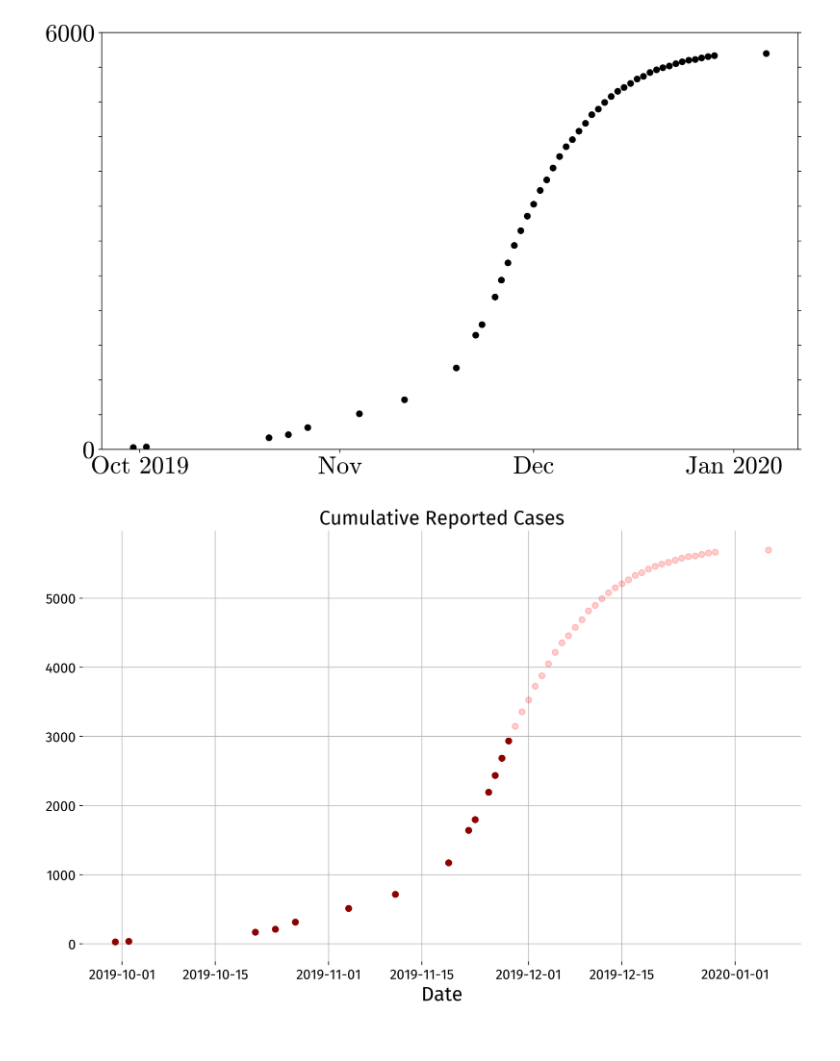
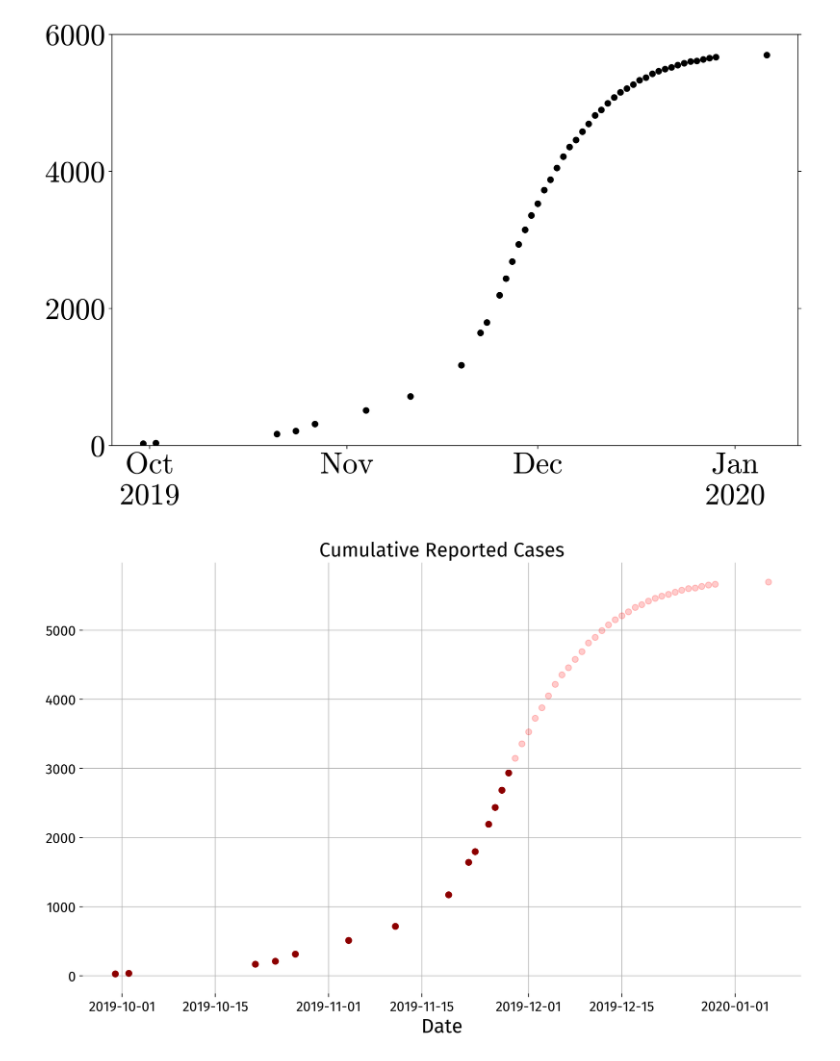
Before and after one commit to dwu402/pypei, a Jupyter notebook: data_plotter.ipynb, the cells around one changed output. Drawn from its saved outputs; the diff is of its cells as text; code cells hidden in the pictures.

```diff
--- a/data_plotter.ipynb
+++ b/data_plotter.ipynb
@@ -17,10 +18,19 @@ tick_font = font_manager.FontProperties(
     size=14
 )
 pub_font = font_manager.FontProperties(
-    family=['cmr10'],
+#     family=['cmr10'],
     weight='regular',
-    size=26
+    size=32
 )
+publish = True
+if publish:
+    matplotlib.rcParams.update(
+        {
+            'text.usetex': False,
+            'font.family': 'cmr10',
+            'mathtext.fontset': 'cm',
+        }
+    )
 # %%
 the_data = pd.read_csv("../samoa/samoa-data/samoa_press_release_data.csv", header=0, dayfirst=True, parse_dates=True, skiprows=[1])
 the_dates = list(map(lambda t: datetime.datetime.strptime(t, "%d/%m/%Y"), the_data.Date.values))
@@ -31,21 +41,21 @@ data_early = data[:15]
 data_late = data[15:]
 # %%
 date_tick = [datetime.date(2019, M, 1) for M in [10, 11, 12]] + [datetime.date(2020, 1, 1)]
-date_tick_label = ['Oct 2019', 'Nov', 'Dec', 'Jan 2020']
+date_tick_label = ['Oct\n2019', 'Nov', 'Dec', 'Jan\n2020']
 # %%
 plt.figure(figsize=[13,8],dpi=360)
 
 plt.plot(the_dates, data, 'o', color='k')
 plt.xticks(date_tick, date_tick_label, font_properties=pub_font)
-plt.yticks(np.arange(0,6500,500), ['0'] + [None]*int(6000/500-1) + ['6000'], font_properties=pub_font)
+plt.yticks(np.arange(0,6500,2000), font_properties=pub_font)
 # plt.xlabel("Date", font_properties=label_font)
 # plt.title("Cumulative Reported Cases", font_properties=label_font)
 plt.gca().yaxis.set_ticks_position('both')
 plt.ylim([0,6000])
 plt.box(True)
 plt.grid(False)
 # %% [output]
-[figure, old version]
+[figure, new version]
 # %%
 plt.figure(figsize=[13,8],dpi=360)
 
```
Also changed, not shown: parts of 4 cells of this notebook, 2 other files.
